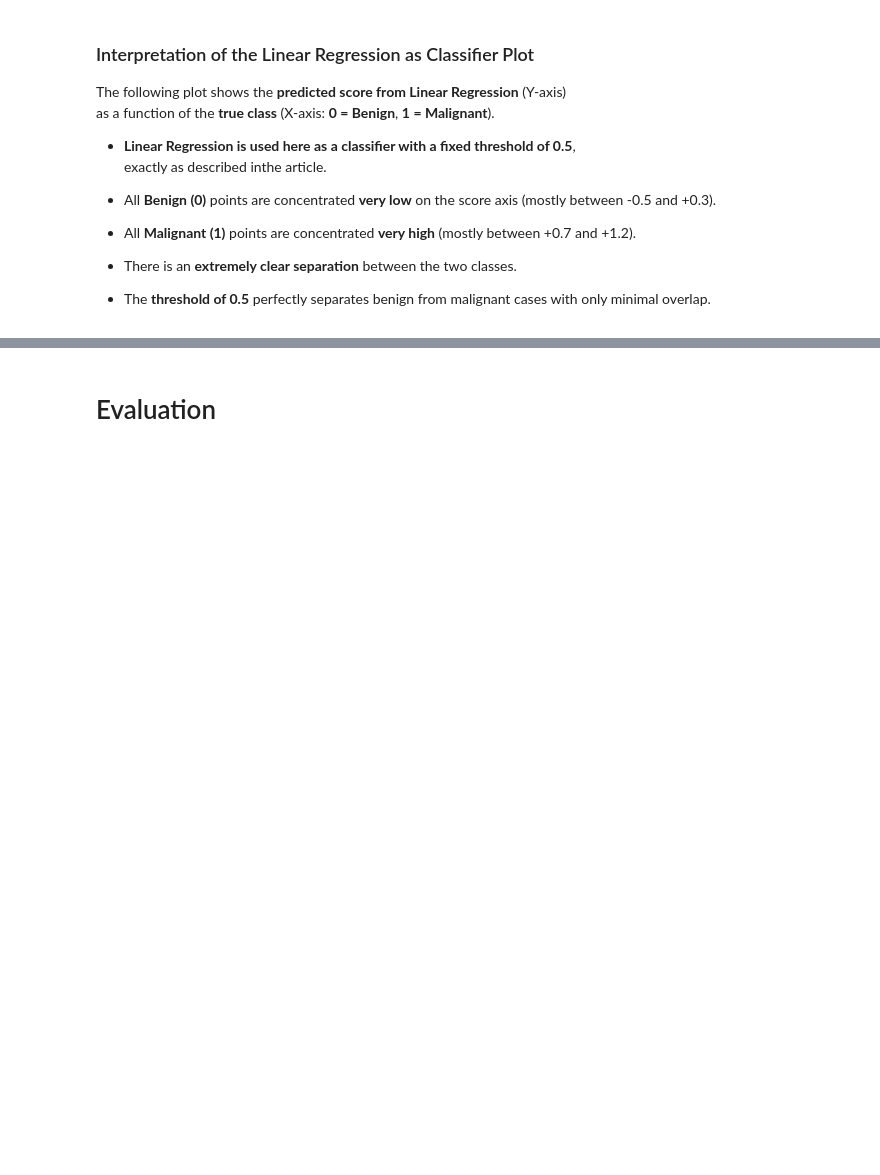
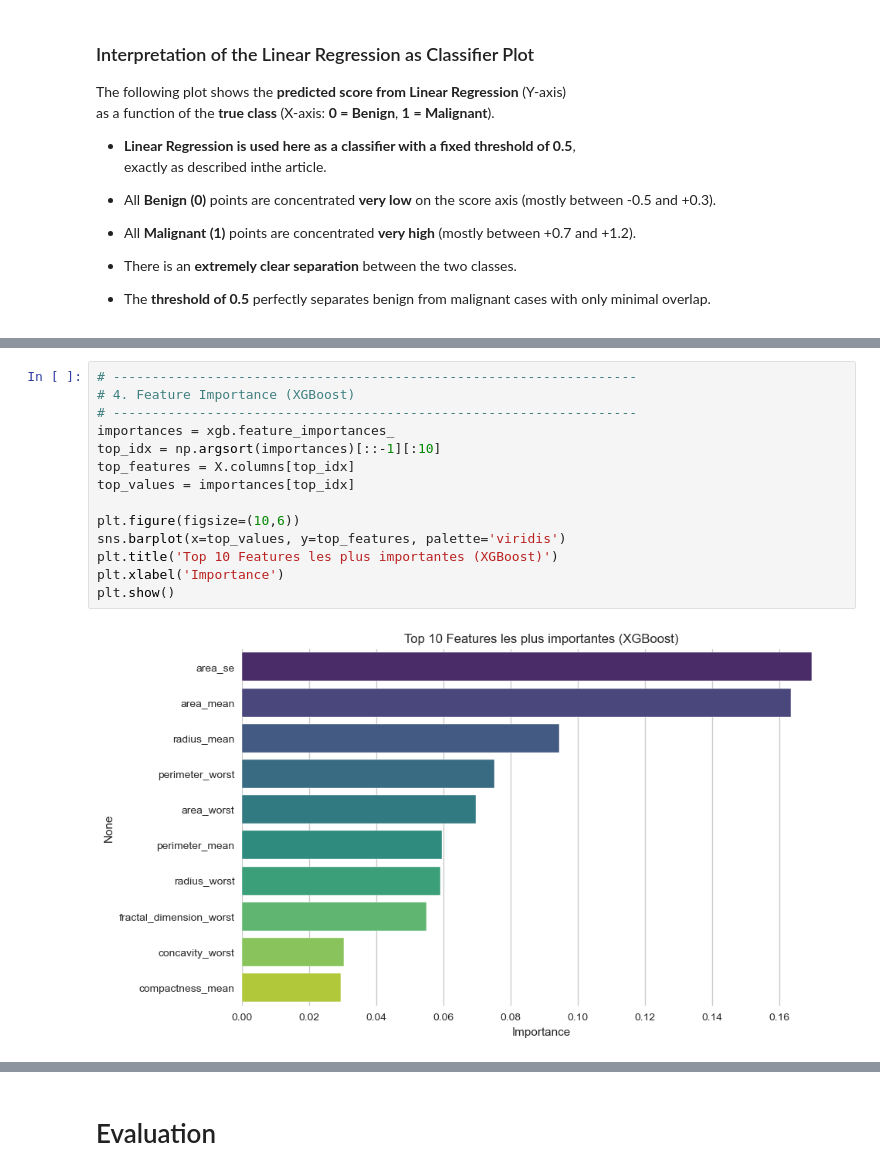
Before and after one commit to youssef060902/Algonomads_ML, a Jupyter notebook: Project.ipynb, the cells around one changed output, grey strips where cells are left out. Drawn from its saved outputs; the diff is of its cells as text; blank space fills up the shorter version.

```diff
--- a/Project.ipynb
+++ b/Project.ipynb
@@ -715,0 +831,16 @@ as a function of the **true class** (X-axis: **0 = Benign**, **1 = Malignant**).
+# %%
+# -------------------------------------------------------------------
+# 4. Feature Importance (XGBoost)
+# -------------------------------------------------------------------
+importances = xgb.feature_importances_
+top_idx = np.argsort(importances)[::-1][:10]
+top_features = X.columns[top_idx]
+top_values = importances[top_idx]
+
+plt.figure(figsize=(10,6))
+sns.barplot(x=top_values, y=top_features, palette='viridis')
+plt.title('Top 10 Features les plus importantes (XGBoost)')
+plt.xlabel('Importance')
+plt.show()
+# %% [output]
+[figure, added]
```
Also changed, not shown: parts of 7 cells of this notebook.
